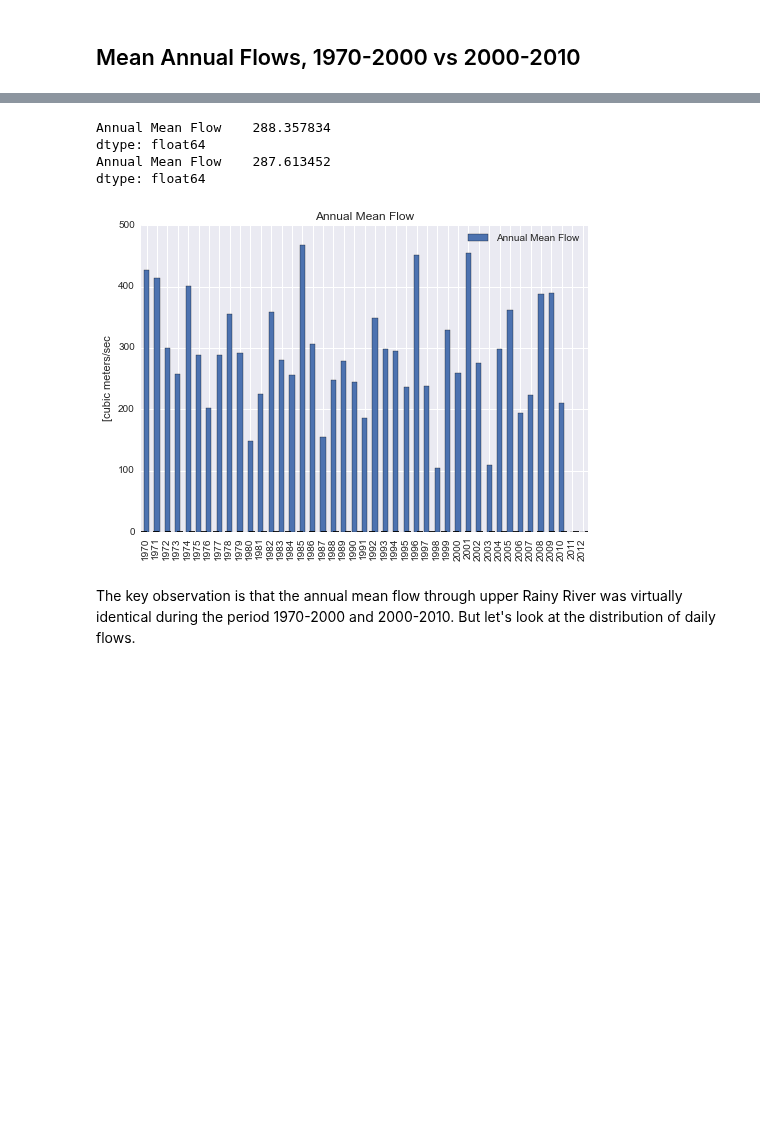
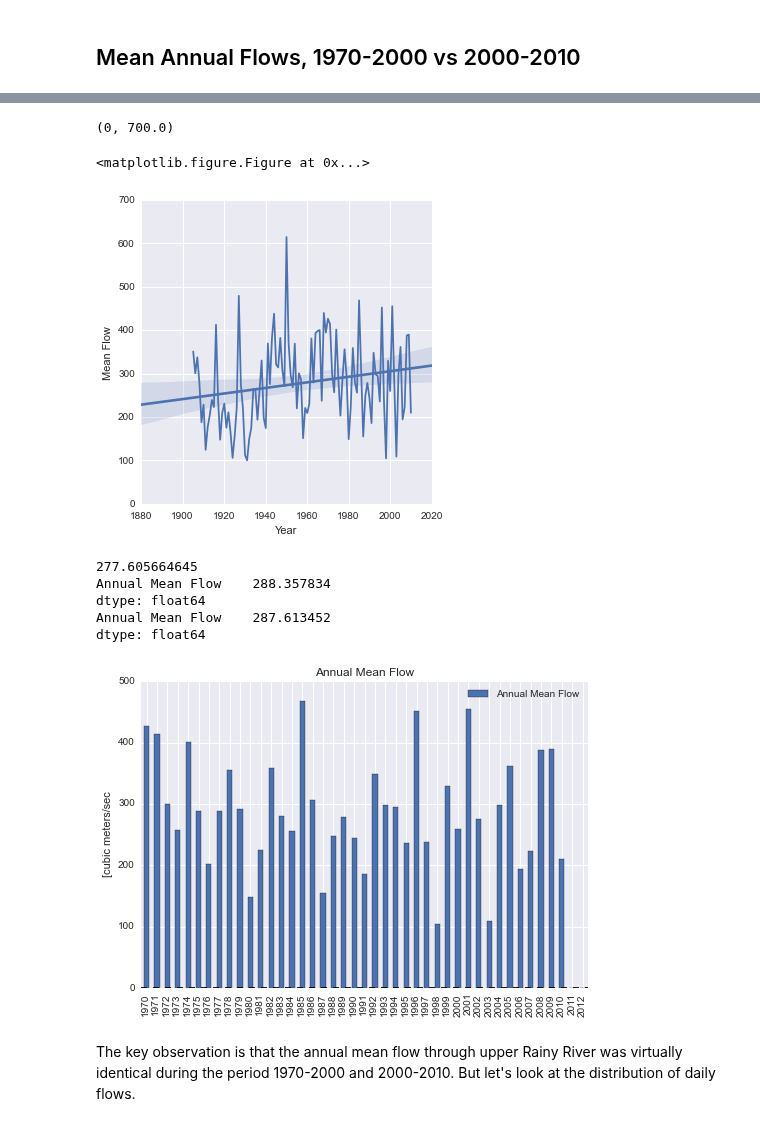
Before and after one commit to kmcgarry7/Rainy-Lake-Hydrology, a Jupyter notebook: Changes_in_Rainy_River_Flows_1970-2010.ipynb, the cells around one changed output, grey strips where cells are left out. Drawn from its saved outputs; the diff is of its cells as text; code cells hidden in the pictures; blank space fills up the shorter version.

```diff
--- a/Changes_in_Rainy_River_Flows_1970-2010.ipynb
+++ b/Changes_in_Rainy_River_Flows_1970-2010.ipynb
@@ -54,5 +65,25 @@ plt.tight_layout()
+# %%
+years = pd.Series(ts.index,name="Year")
+flows = pd.Series(ts.tolist(),name="Mean Flow")
+
+df = pd.concat([years,flows],axis=1)
+
+pd.ols(y=flows,x=years,intercept=True)
+
+plt.figure(figsize=(12,3))
+p = seaborn.lmplot("Year","Mean Flow",df)
+plt.hold(True)
+plt.plot(df['Year'],df['Mean Flow'])
+plt.hold(False)
+ax = plt.axis()
+plt.ylim([0,ax[3]])
+# %% [output]
+(0, 700.0)
+<matplotlib.figure.Figure at 0x...>
+[figure, added]
 # %%
-Qmean = [RR[RR.index.year == yr].mean() for yr in range(1970,2013)]
+annualMeanFlow = [RR[RR.index.year == yr].mean() for yr in range(1970,2013)]
+print RR.mean()
 
 Qmean = pd.DataFrame(Qmean,index=range(1970,2013),columns=['Annual Mean Flow'])
 Qmean.plot(kind='bar')
@@ -66,6 +97,7 @@ plt.plot([2000,2013],[Qmean.ix[2000:].mean(),Qmean.ix[2000:].mean()])
 plt.hold(False)
 print Qmean.ix[2000:].mean()
 # %% [output]
+277.605664645
 Annual Mean Flow    288.357834
 dtype: float64
 Annual Mean Flow    287.613452
```
Also changed, not shown: parts of 6 cells of this notebook.
